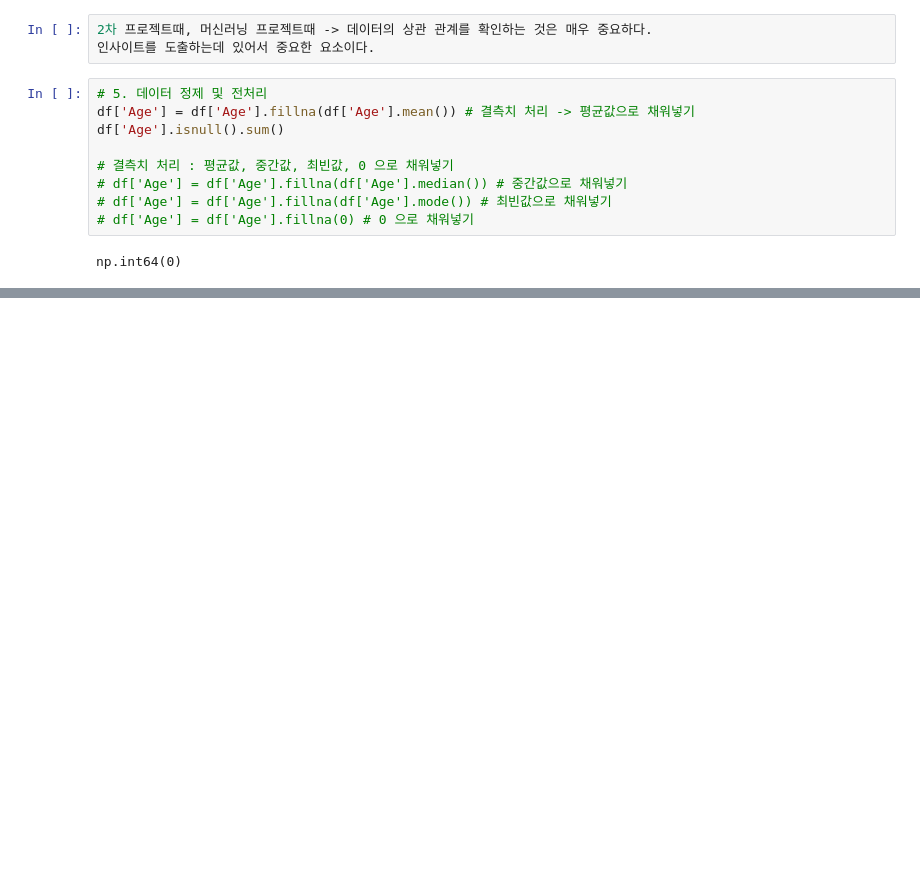
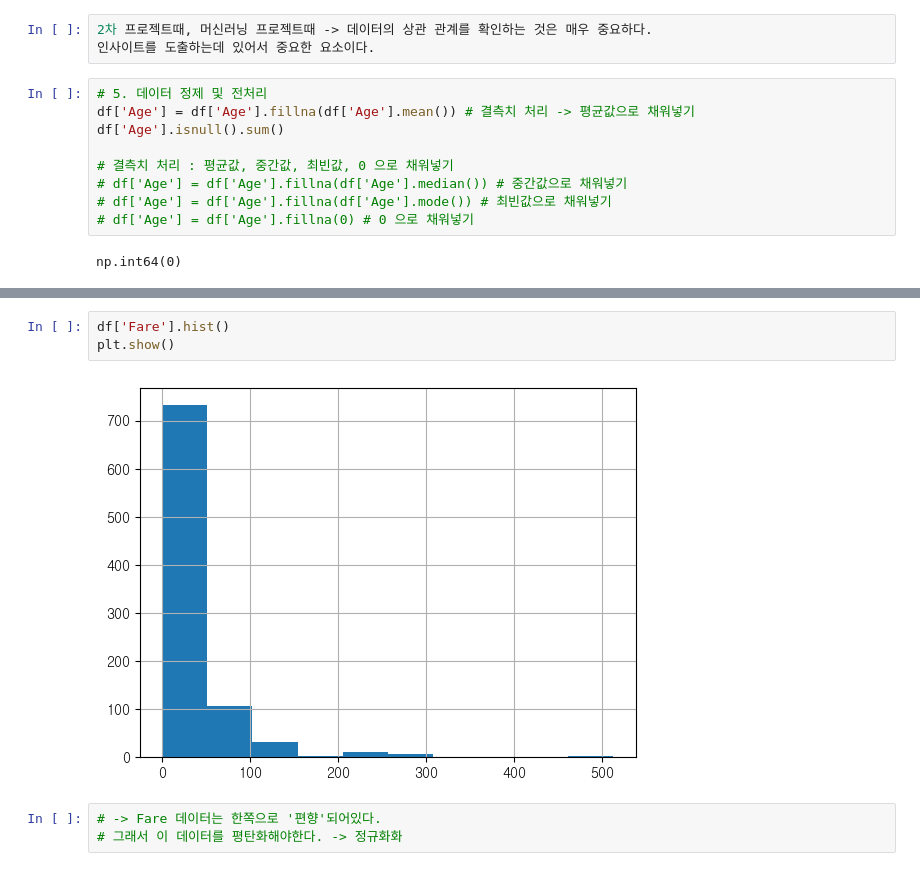
Before and after one commit to vfxpedia/05_ml-workspace, a Jupyter notebook: 02_before_fit/02_eda.ipynb, the cells around one changed output, grey strips where cells are left out. Cells and saved outputs as stored; diff of their text form; blank space fills up the shorter version.

```diff
--- a/02_before_fit/02_eda.ipynb
+++ b/02_before_fit/02_eda.ipynb
@@ -392 +411,9 @@ df
 891 rows × 11 columns
+# %%
+df['Fare'].hist()
+plt.show()
+# %% [output]
+[figure, added]
+# %%
+# -> Fare 데이터는 한쪽으로 '편향'되어있다.
+# 그래서 이 데이터를 평탄화해야한다. -> 정규화화
```
Also changed, not shown: parts of 11 cells of this notebook, 4 other files.
